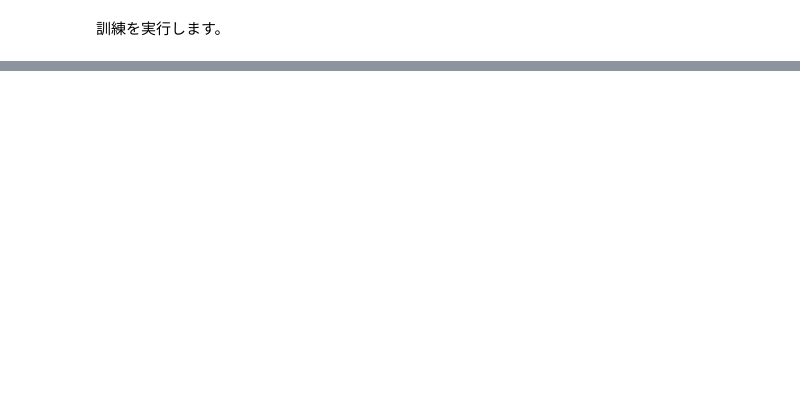
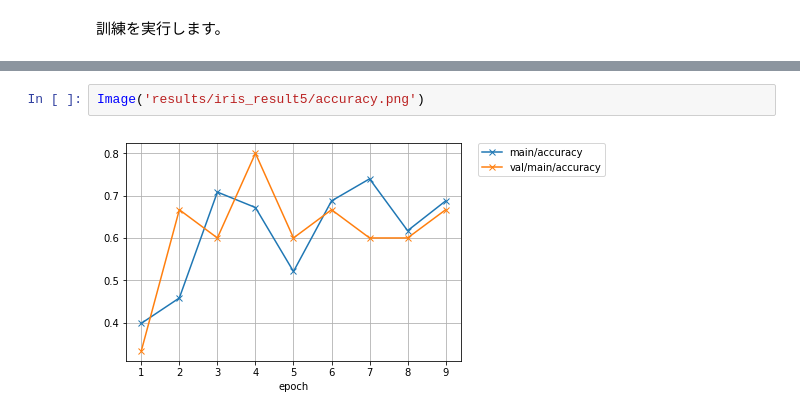
Before and after one commit to chainer/tutorials, a Jupyter notebook: ja/16_Trainer_and_Extension_ja.ipynb, the cells around one changed output, grey strips where cells are left out. Drawn from its saved outputs; the diff is of its cells as text; blank space fills up the shorter version.

```diff
--- a/ja/16_Trainer_and_Extension_ja.ipynb
+++ b/ja/16_Trainer_and_Extension_ja.ipynb
@@ -498,0 +592,4 @@ epoch       main/loss   main/accuracy  val/main/loss  val/main/accuracy  elapsed
+# %%
+Image('results/iris_result5/accuracy.png')
+# %% [output]
+[figure, added]
```
Also changed, not shown: parts of 89 cells of this notebook, 39 other files.
